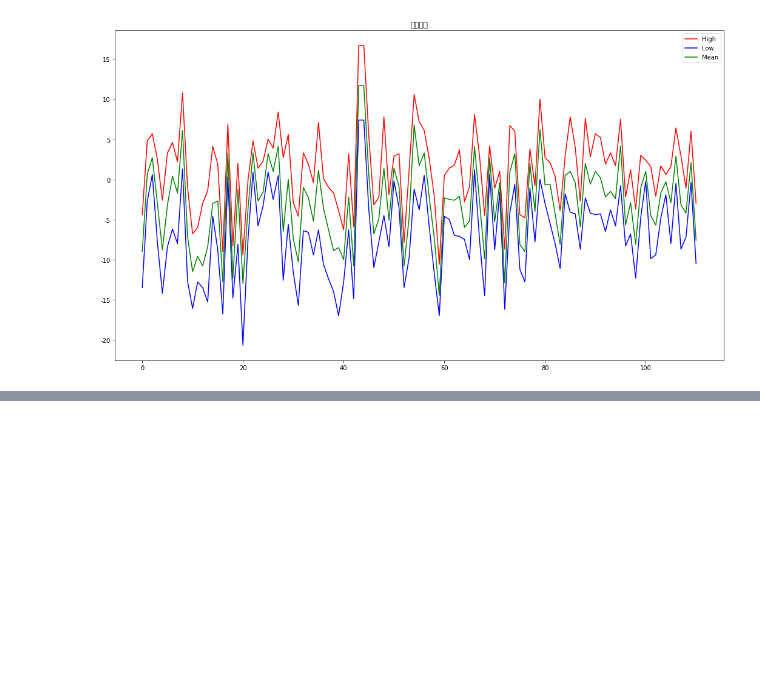
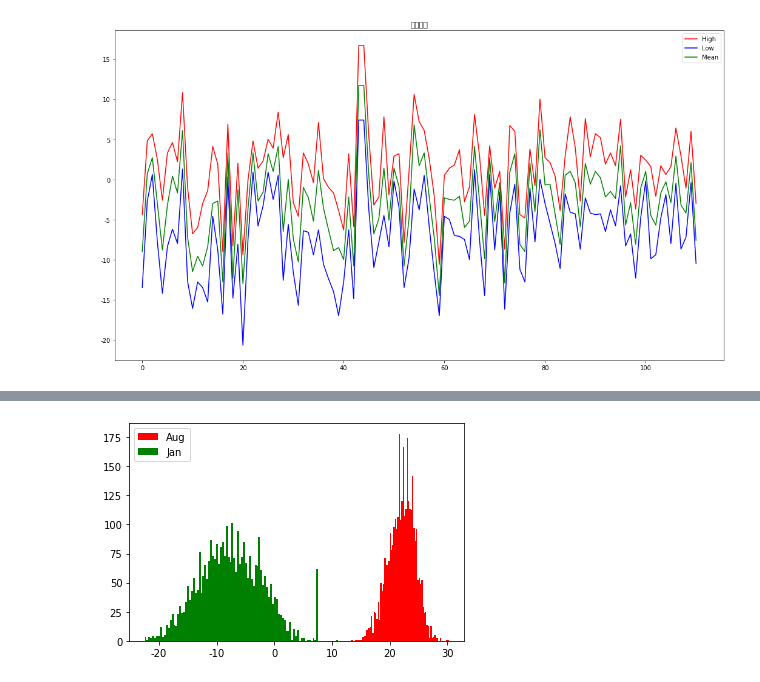
Before and after one commit to jeong-jinuk/jjw, a Jupyter notebook: study/모두의분석_my.ipynb, the cells around one changed output, grey strips where cells are left out. Drawn from its saved outputs; the diff is of its cells as text; code cells hidden in the pictures; blank space fills up the shorter version.

```diff
--- a/study/모두의분석_my.ipynb
+++ b/study/모두의분석_my.ipynb
@@ -230,0 +281,7 @@ plt.show()
+# %%
+plt.hist(hist_Low_Au,bins=100,color='R',label='Aug')
+plt.hist(hist_Low_Ja,bins=100,color='G',label='Jan')
+plt.legend()
+plt.show()
+# %% [output]
+[figure, added]
```
Also changed, not shown: parts of 28 cells of this notebook.
